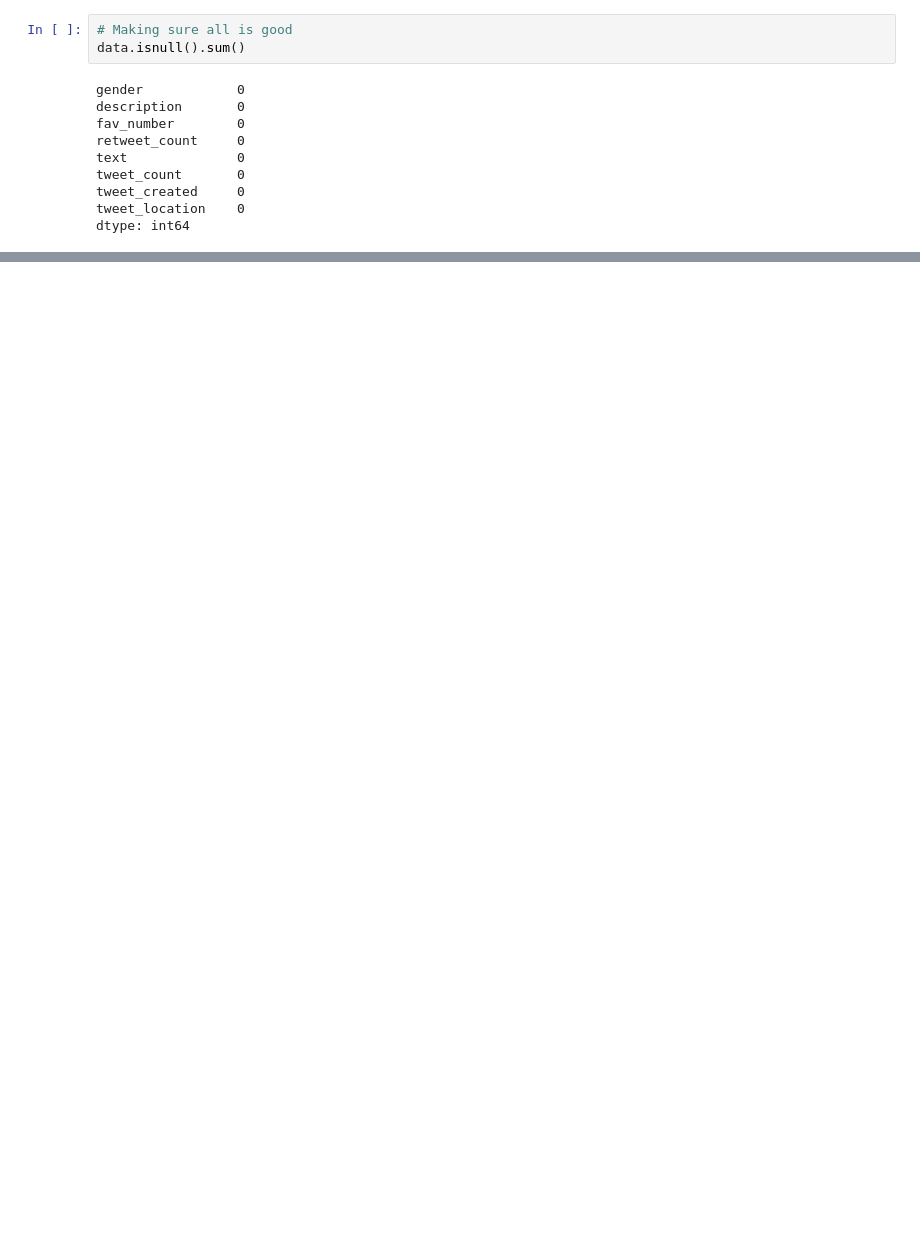
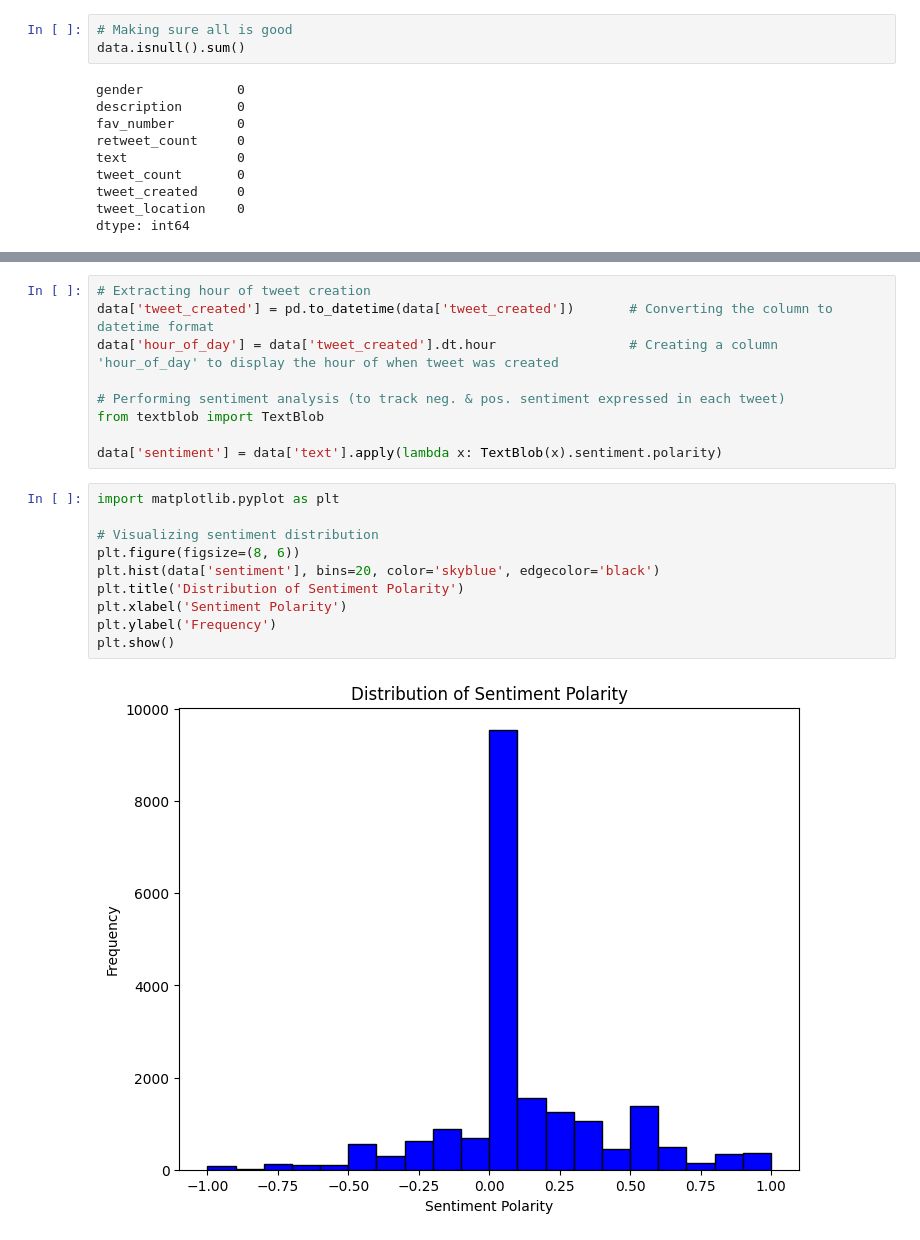
Before and after one commit to Amerb908/Social-Media-Trend-Analysis-System, a Jupyter notebook: SocialMediaTrendAnalysisSystem.ipynb, the cells around one changed output, grey strips where cells are left out. Saved outputs shown, nothing was run; the diff lists cells and outputs as text; blank space fills up the shorter version.

```diff
--- a/SocialMediaTrendAnalysisSystem.ipynb
+++ b/SocialMediaTrendAnalysisSystem.ipynb
@@ -162,0 +187,21 @@ data['preprocessed_text'] = data['text'].apply(preprocess_text)
+# %%
+# Extracting hour of tweet creation
+data['tweet_created'] = pd.to_datetime(data['tweet_created'])       # Converting the column to datetime format
+data['hour_of_day'] = data['tweet_created'].dt.hour                 # Creating a column 'hour_of_day' to display the hour of when tweet was created
+
+# Performing sentiment analysis (to track neg. & pos. sentiment expressed in each tweet)
+from textblob import TextBlob
+
+data['sentiment'] = data['text'].apply(lambda x: TextBlob(x).sentiment.polarity)
+# %%
+import matplotlib.pyplot as plt
+
+# Visualizing sentiment distribution
+plt.figure(figsize=(8, 6))
+plt.hist(data['sentiment'], bins=20, color='skyblue', edgecolor='black')
+plt.title('Distribution of Sentiment Polarity')
+plt.xlabel('Sentiment Polarity')
+plt.ylabel('Frequency')
+plt.show()
+# %% [output]
+[figure, added]
```
Also changed, not shown: parts of 3 cells of this notebook.
